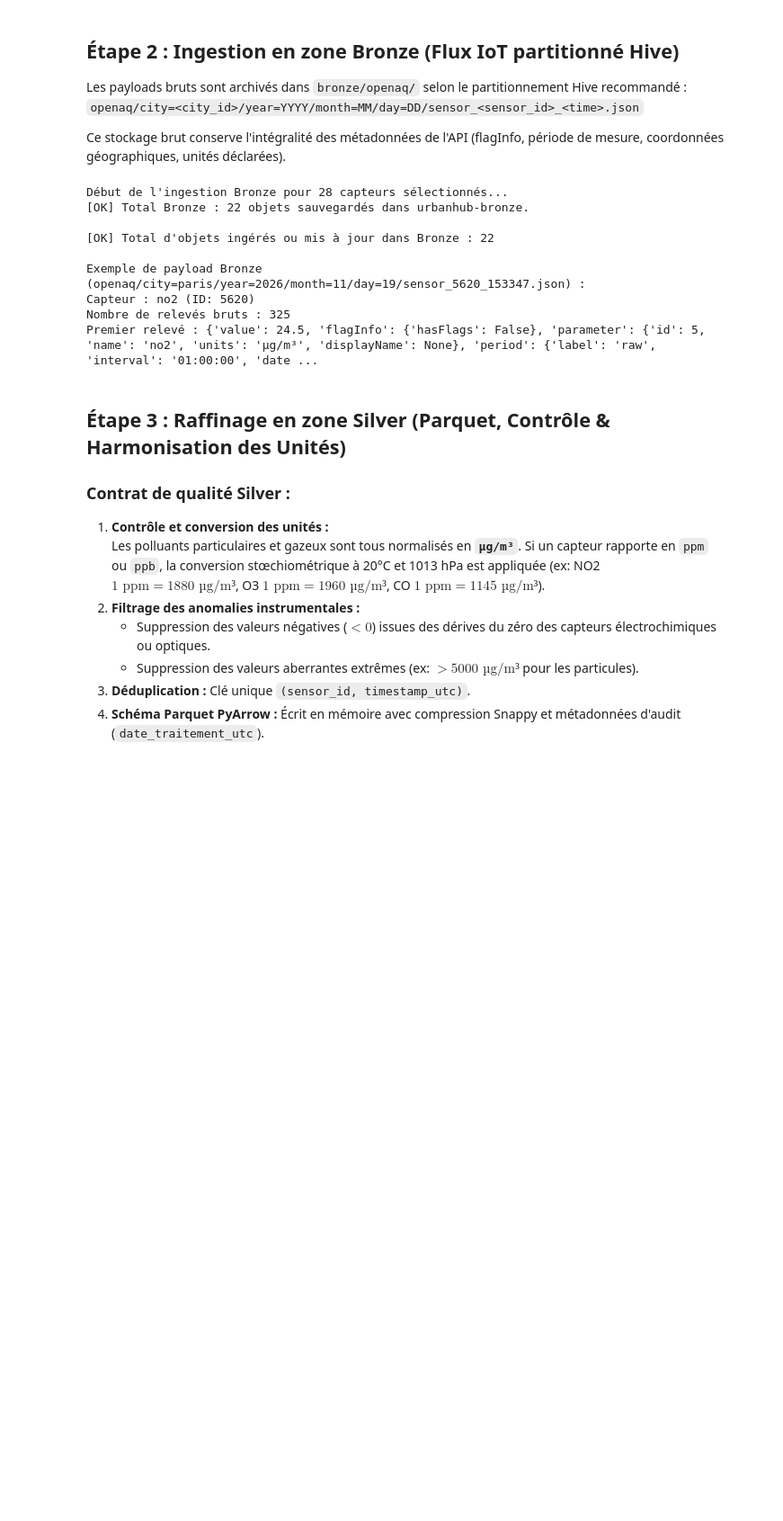
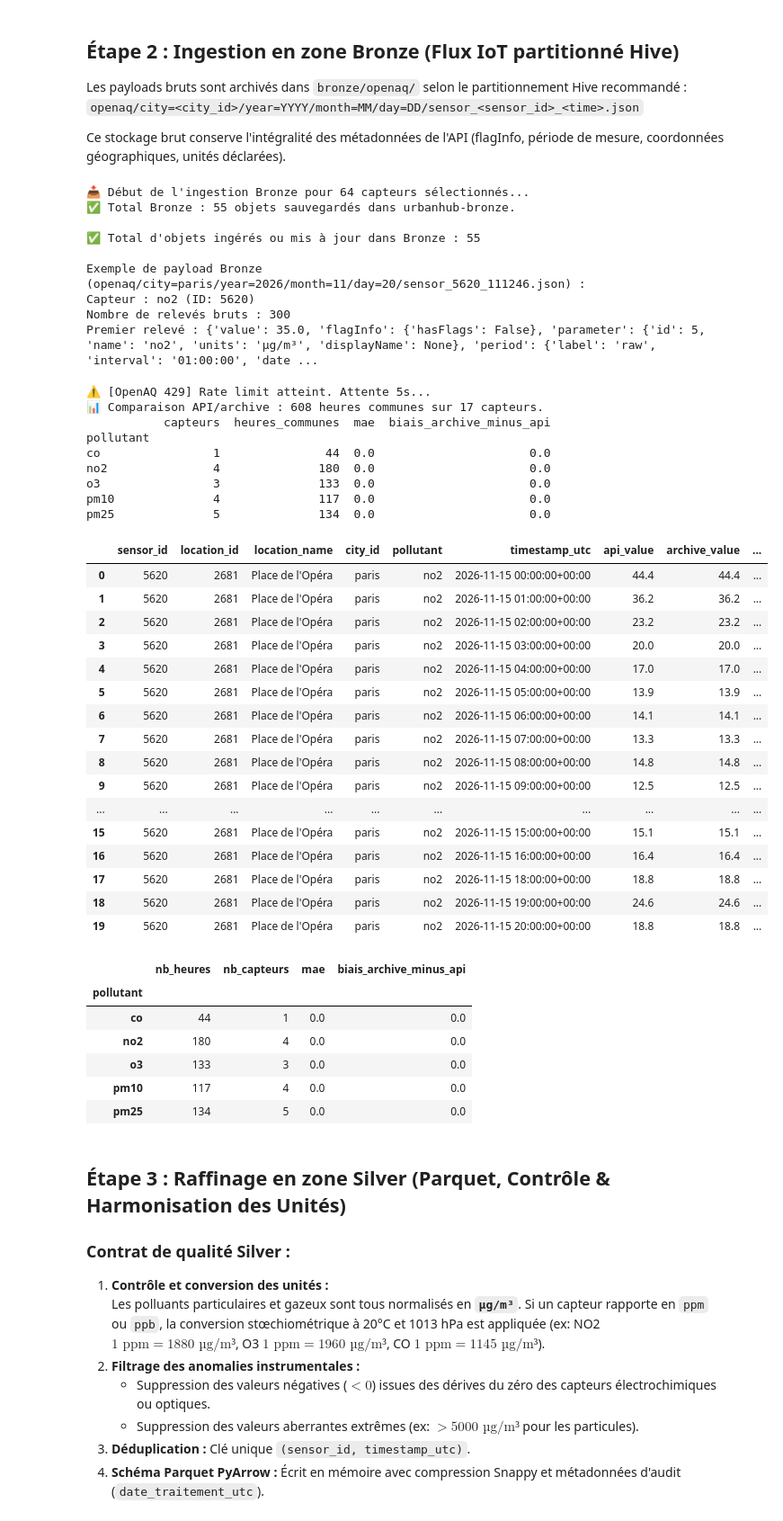
Before and after one commit to MaashRees/UrbanHub, a Jupyter notebook: notebooks/03_openaq_iot.ipynb, the cells around one changed output. Shown at 90% size. Saved outputs shown, nothing was run; the diff lists cells and outputs as text; code cells hidden in the pictures; blank space fills up the shorter version.

Commit message:
Revert "chore: keep OpenAQ files outside CityBikes scope"
This reverts commit 247f0298abba730a44f77f1f18e7bfe61b194091.

```diff
--- a/notebooks/03_openaq_iot.ipynb
+++ b/notebooks/03_openaq_iot.ipynb
@@ -147,8 +147,8 @@ Ce stockage brut conserve l'intégralité des métadonnées de l'API (flagInfo,
 from src.openaq_pipeline import ingest_openaq_to_bronze
 
 # Ingestion contrôlée des mesures IoT
-bronze_keys = ingest_openaq_to_bronze(minio_client, aq_client, catalog, max_sensors_per_pollutant=2)
-print(f"\n[OK] Total d'objets ingérés ou mis à jour dans Bronze : {len(bronze_keys)}")
+bronze_keys = ingest_openaq_to_bronze(minio_client, aq_client, catalog, max_sensors_per_pollutant=5)
+print(f"\n✅ Total d'objets ingérés ou mis à jour dans Bronze : {len(bronze_keys)}")
 
 # Inspection d'un objet Bronze
 if bronze_keys:
@@ -164,15 +164,75 @@ if bronze_keys:
     if sample_data["response"]["results"]:
         print("Premier relevé :", sample_data["response"]["results"][0])
 # %% [output]
-Début de l'ingestion Bronze pour 28 capteurs sélectionnés...
-[OK] Total Bronze : 22 objets sauvegardés dans urbanhub-bronze.
+📥 Début de l'ingestion Bronze pour 64 capteurs sélectionnés...
+✅ Total Bronze : 55 objets sauvegardés dans urbanhub-bronze.
 
-[OK] Total d'objets ingérés ou mis à jour dans Bronze : 22
+✅ Total d'objets ingérés ou mis à jour dans Bronze : 55
 
-Exemple de payload Bronze (openaq/city=paris/year=2026/month=11/day=19/sensor_5620_153347.json) :
+Exemple de payload Bronze (openaq/city=paris/year=2026/month=11/day=20/sensor_5620_111246.json) :
 Capteur : no2 (ID: 5620)
-Nombre de relevés bruts : 325
-Premier relevé : {'value': 24.5, 'flagInfo': {'hasFlags': False}, 'parameter': {'id': 5, 'name': 'no2', 'units': 'µg/m³', 'displayName': None}, 'period': {'label': 'raw', 'interval': '01:00:00', 'date ...
+Nombre de relevés bruts : 300
+Premier relevé : {'value': 35.0, 'flagInfo': {'hasFlags': False}, 'parameter': {'id': 5, 'name': 'no2', 'units': 'µg/m³', 'displayName': None}, 'period': {'label': 'raw', 'interval': '01:00:00', 'date ...
+# %%
+# Comparaison API vs archive OpenAQ sur 3 jours glissants
+from src.openaq_pipeline import compare_openaq_archive_api
+
+archive_comparison = compare_openaq_archive_api(
+    aq_client,
+    catalog,
+    days=3,
+    max_sensors_per_pollutant=5,
+)
+
+if not archive_comparison.empty:
+    archive_comparison["difference_utc"] = (
+        archive_comparison["archive_value"] - archive_comparison["api_value"]
+    )
+    display(archive_comparison.head(20))
+    display(
+        archive_comparison.groupby("pollutant")
+        .agg(
+            nb_heures=("timestamp_utc", "count"),
+            nb_capteurs=("sensor_id", "nunique"),
+            mae=("absolute_difference", "mean"),
+            biais_archive_minus_api=("difference_utc", "mean"),
+        )
+        .round(3)
+    )
+# %% [output]
+⚠️ [OpenAQ 429] Rate limit atteint. Attente 5s...
+📊 Comparaison API/archive : 608 heures communes sur 17 capteurs.
+           capteurs  heures_communes  mae  biais_archive_minus_api
+pollutant
+co                1               44  0.0                      0.0
+no2               4              180  0.0                      0.0
+o3                3              133  0.0                      0.0
+pm10              4              117  0.0                      0.0
+pm25              5              134  0.0                      0.0
+|  | sensor_id | location_id | location_name | city_id | pollutant | timestamp_utc | api_value | archive_value | ... |
+| 0 | 5620 | 2681 | Place de l'Opéra | paris | no2 | 2026-11-15 00:00:00+00:00 | 44.4 | 44.4 | ... |
+| 1 | 5620 | 2681 | Place de l'Opéra | paris | no2 | 2026-11-15 01:00:00+00:00 | 36.2 | 36.2 | ... |
+| 2 | 5620 | 2681 | Place de l'Opéra | paris | no2 | 2026-11-15 02:00:00+00:00 | 23.2 | 23.2 | ... |
+| 3 | 5620 | 2681 | Place de l'Opéra | paris | no2 | 2026-11-15 03:00:00+00:00 | 20.0 | 20.0 | ... |
+| 4 | 5620 | 2681 | Place de l'Opéra | paris | no2 | 2026-11-15 04:00:00+00:00 | 17.0 | 17.0 | ... |
+| 5 | 5620 | 2681 | Place de l'Opéra | paris | no2 | 2026-11-15 05:00:00+00:00 | 13.9 | 13.9 | ... |
+| 6 | 5620 | 2681 | Place de l'Opéra | paris | no2 | 2026-11-15 06:00:00+00:00 | 14.1 | 14.1 | ... |
+| 7 | 5620 | 2681 | Place de l'Opéra | paris | no2 | 2026-11-15 07:00:00+00:00 | 13.3 | 13.3 | ... |
+| 8 | 5620 | 2681 | Place de l'Opéra | paris | no2 | 2026-11-15 08:00:00+00:00 | 14.8 | 14.8 | ... |
+| 9 | 5620 | 2681 | Place de l'Opéra | paris | no2 | 2026-11-15 09:00:00+00:00 | 12.5 | 12.5 | ... |
+| ... | ... | ... | ... | ... | ... | ... | ... | ... | ... |
+| 15 | 5620 | 2681 | Place de l'Opéra | paris | no2 | 2026-11-15 15:00:00+00:00 | 15.1 | 15.1 | ... |
+| 16 | 5620 | 2681 | Place de l'Opéra | paris | no2 | 2026-11-15 16:00:00+00:00 | 16.4 | 16.4 | ... |
+| 17 | 5620 | 2681 | Place de l'Opéra | paris | no2 | 2026-11-15 18:00:00+00:00 | 18.8 | 18.8 | ... |
+| 18 | 5620 | 2681 | Place de l'Opéra | paris | no2 | 2026-11-15 19:00:00+00:00 | 24.6 | 24.6 | ... |
+| 19 | 5620 | 2681 | Place de l'Opéra | paris | no2 | 2026-11-15 20:00:00+00:00 | 18.8 | 18.8 | ... |
+|  | nb_heures | nb_capteurs | mae | biais_archive_minus_api |
+| pollutant |  |  |  |  |
+| co | 44 | 1 | 0.0 | 0.0 |
+| no2 | 180 | 4 | 0.0 | 0.0 |
+| o3 | 133 | 3 | 0.0 | 0.0 |
+| pm10 | 117 | 4 | 0.0 | 0.0 |
+| pm25 | 134 | 5 | 0.0 | 0.0 |
 # %% [markdown]
 ## Étape 3 : Raffinage en zone Silver (Parquet, Contrôle & Harmonisation des Unités)
 
```
Also changed, not shown: parts of 9 cells of this notebook, 1 other file.
